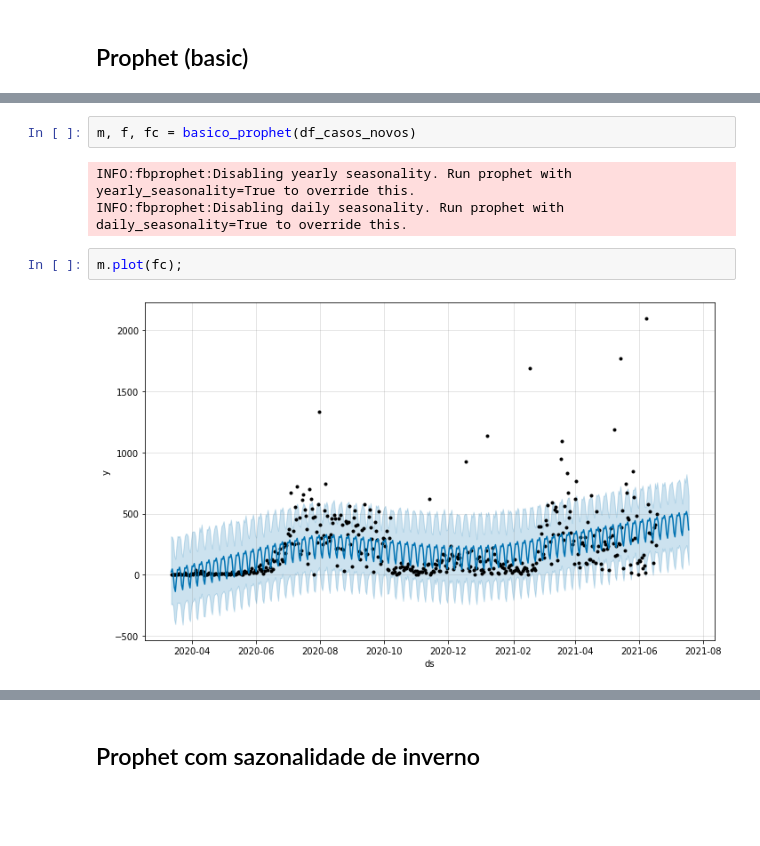
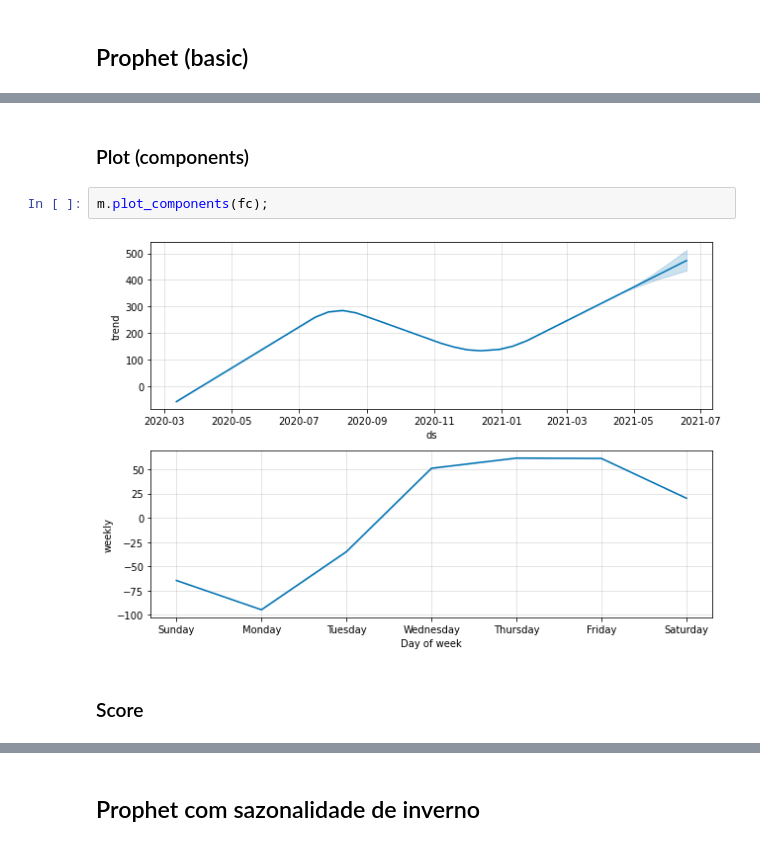
Before and after one commit to itsGab/ds_tentativa_fcst_fbprophet, a Jupyter notebook: nb_fcst/mae_dinah_em_acao.ipynb, the cells around one changed output, grey strips where cells are left out. Saved outputs shown, nothing was run; the diff lists cells and outputs as text; blank space fills up the shorter version.

```diff
--- a/nb_fcst/mae_dinah_em_acao.ipynb
+++ b/nb_fcst/mae_dinah_em_acao.ipynb
@@ -44,12 +80,11 @@ def basico_prophet(df_p, p=30, model=0):
+# %% [markdown]
+### Plot (components)
 # %%
-m, f, fc = basico_prophet(df_casos_novos)
+m.plot_components(fc);
 # %% [output]
-INFO:fbprophet:Disabling yearly seasonality. Run prophet with yearly_seasonality=True to override this.
-INFO:fbprophet:Disabling daily seasonality. Run prophet with daily_seasonality=True to override this.
+[figure, added]
-# %%
-m.plot(fc);
-# %% [output]
-[figure, removed]
+# %% [markdown]
+### Score
 # %%
 # MAE
 mae_basic = mean_absolute_error(df_casos_novos['y'].fillna(method='bfill'), fc['yhat'][:464])
```
Also changed, not shown: parts of 26 cells of this notebook.
